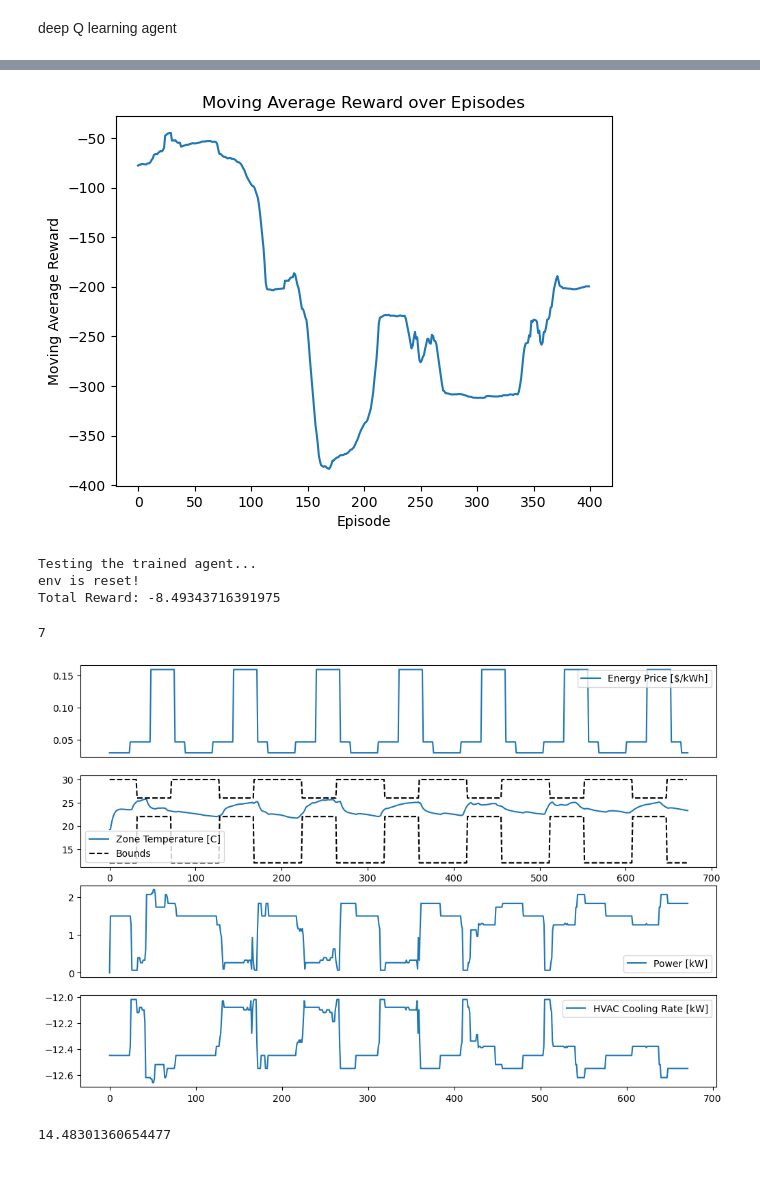
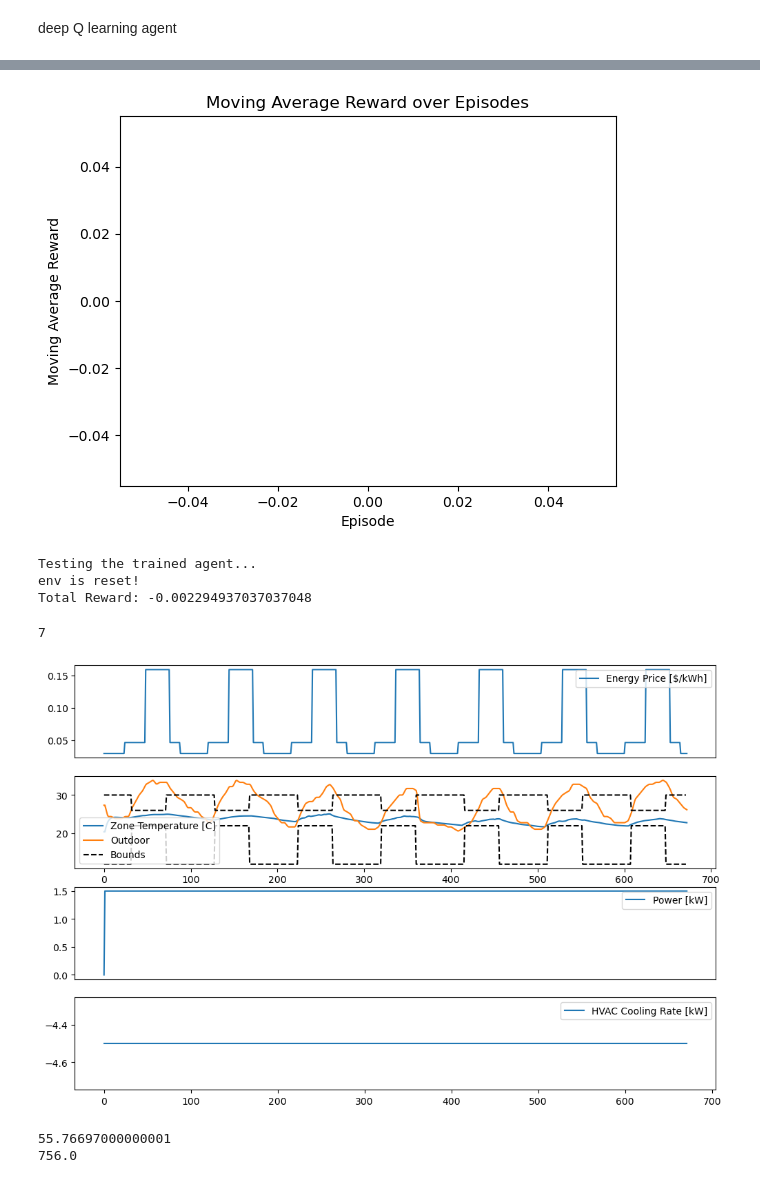
Before and after one commit to YangyangFu/dynax, a Jupyter notebook: resources/jax/drl/dqn-rc.ipynb, the cells around one changed output, grey strips where cells are left out. Drawn from its saved outputs; the diff is of its cells as text; code cells hidden in the pictures.

```diff
--- a/resources/jax/drl/dqn-rc.ipynb
+++ b/resources/jax/drl/dqn-rc.ipynb
@@ -133,6 +133,7 @@ ts = 195*24*3600
 ndays = 7
 te = ndays*24*3600 + ts
 weights = [100., 1., 0.] # for energy cost, dT, du
+cop = 1.0
 
 env = gym.make("R4C3Discrete-v0",
             rc_params = rc_params,
@@ -143,6 +144,7 @@ env = gym.make("R4C3Discrete-v0",
             u_high = u_high,
             u_low = u_low,
             disturbances = (t_d, disturbance),
+            cop = cop,
             ts = ts,
             te = te,
             dt = dt,
@@ -153,13 +155,13 @@ action_dim = env.action_space.n
 
 agent = DQNAgent(state_dim, action_dim, learning_rate=0.001, gamma=0.99, epsilon=1.0, epsilon_decay=0.99, epsilon_min=0.01, batch_size=64)
 
-n_episodes = 500
+n_episodes = 100
 reward_history = []
 reward_threshold=175 # env.spec.reward_threshold
-solved_window = 100
+solved_window = 20
 
 for episode in range(n_episodes):
-    state, _ = env.reset(seed)
+    state, _ = env.reset(seed=0)
     print('reset env: ', state[1])
     state = jnp.array(state, dtype=jnp.float32)
 
@@ -187,7 +189,7 @@ for episode in range(n_episodes):
         print(f'Episode: {episode}, Average Reward: {avg_reward}')
 
         if avg_reward >= reward_threshold:
-            print(f"CartPole-v1 solved in {episode} episodes!")
+            print(f"RC control solved in {episode} episodes!")
             break
 
 # Plot the historical rewards
@@ -226,7 +231,7 @@ def plot_moving_average_reward(episode_rewards, window_size=100):
 
 plot_moving_average_reward(reward_history)
 # %% [output]
-[figure, old version]
+[figure, new version]
 # %%
 # need a virtual display for rendering in docker
 from pyvirtualdisplay import Display
@@ -247,6 +252,7 @@ step_in_episode = 0
 actions = []
 Tz = [state[1]]
 P = [state[4]]
+To = [state[2]]
 
 while not done:
     action = agent.act(state, apply_epsilon=False)
@@ -261,14 +267,14 @@ while not done:
     actions.append(action)
     Tz.append(next_state[1])
     P.append(next_state[4])
-
+    To.append(next_state[2])
 print(f"Total Reward: {total_reward}")
 
 env.close()
 # %% [output]
 Testing the trained agent...
 env is reset!
-Total Reward: -8.49343716391975
+Total Reward: -0.002294937037037048
 # %%
 
 n_days = step_in_episode*dt // (3600*24)
@@ -282,36 +288,40 @@ Tlb = env.Tz_low
 prices = np.tile(prices.reshape(-1,1), (n_days, n_steps_per_hour))
 Tub = np.tile(np.array(Tub).reshape(-1, 1), (n_days, n_steps_per_hour))
 Tlb = np.tile(np.array(Tlb).reshape(-1, 1), (n_days, n_steps_per_hour))
 # actions to actual cooling rate
 actions = [action/(n_actions-1)*(np.array(u_high) - np.array(u_low)) + np.array(u_low) for action in actions]
 
 print(n_days)
 plt.figure(figsize=(12,8))
 plt.subplot(4,1,1)
 plt.plot(prices.flatten(), label='Energy Price [$/kWh]')
 plt.xticks([])
 plt.legend()
 
 plt.subplot(4,1,2)
 plt.plot(Tz, label='Zone Temperature [C]')
+plt.plot(To, label="Outdoor")
 plt.plot(Tub.flatten(), 'k--', label='Bounds')
 plt.plot(Tlb.flatten(), 'k--')
 plt.legend()
 
 plt.subplot(4,1,3)
 plt.plot(P, label="Power [kW]")
 plt.xticks([])
 plt.legend()
 
 plt.subplot(4,1,4)
 plt.plot(actions, label="HVAC Cooling Rate [kW]")
 plt.legend()
 plt.savefig('dqn-rc.png')
 # %% [output]
 7
-[figure, old version]
+[figure, new version]
 # %%
 energy_cost = np.sum(prices.flatten()*np.array(P[1:])*dt/3600)
-energy_cost
+print(energy_cost)
+energy = np.sum(np.array(P[1:])*dt/3600.)
+print(energy)
 # %% [output]
-14.48301360654477
+55.76697000000001
+756.0
```
Also changed, not shown: parts of 1 cell of this notebook, 3 other files.
